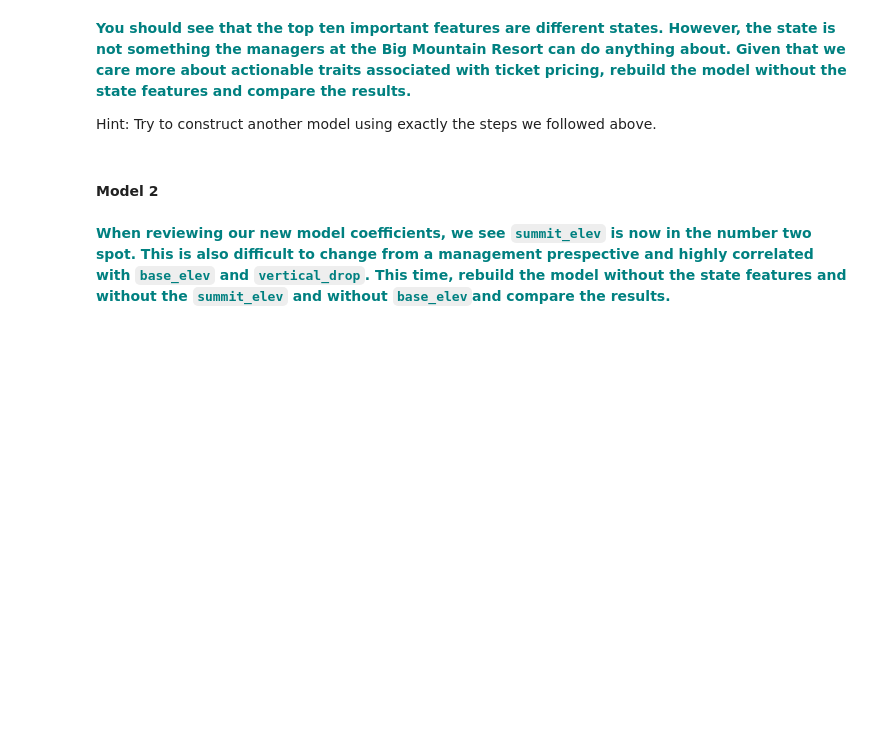
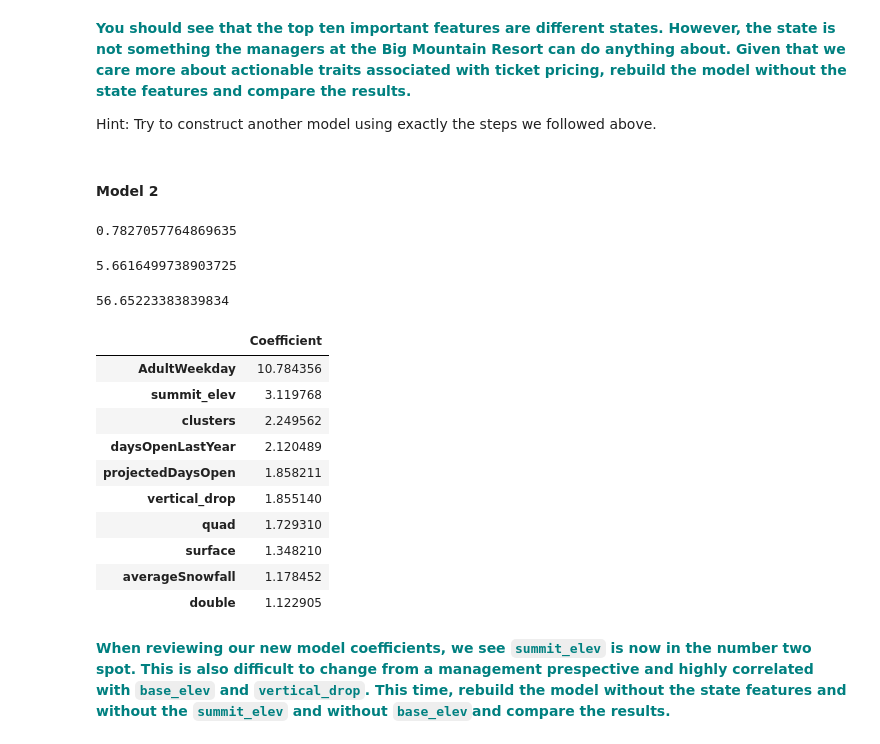
Before and after one commit to vaishalipp/GuidedCapstone1, a Jupyter notebook: GuidedCapstoneStep4 and step5HL.ipynb, the cells around one changed output. Saved outputs shown, nothing was run; the diff lists cells and outputs as text; code cells hidden in the pictures; blank space fills up the shorter version.

```diff
--- a/GuidedCapstoneStep4 and step5HL.ipynb
+++ b/GuidedCapstoneStep4 and step5HL.ipynb
@@ -180,6 +225,52 @@ Hint: make sure to review the absolute value of the coefficients, because the ad
 Hint: Try to construct another model using exactly the steps we followed above.
 # %% [markdown]
 #### Model 2
+# %%
+X = X.drop(df.columns[df.columns.str.startswith('state')],axis=1)
+# Here we use the StandardScaler() method of the preprocessing package, and then call the fit() method with parameter X
+scaler = preprocessing.StandardScaler().fit(X)
+
+# Declare a variable called X_scaled, and assign it the result of calling the transform() method with parameter X
+X_scaled=scaler.transform(X)
+
+X_train, X_test, y_train, y_test = train_test_split(X_scaled,y, test_size=0.25, random_state=1)
+
+#all second model set
+from sklearn import linear_model
+from sklearn.metrics import explained_variance_score,mean_absolute_error
+lm2 = linear_model.LinearRegression()
+model = lm2.fit(X_train,y_train)
+
+y_pred = lm2.predict(X_test)
+# %%
+evs = explained_variance_score(y_test,y_pred)
+evs
+# %% [output]
+0.7827057764869635
+# %%
+mae = mean_absolute_error(y_test,y_pred)
+mae
+# %% [output]
+5.6616499738903725
+# %%
+lm2.intercept_
+# %% [output]
+56.65223383839834
+# %%
+coeffdf2 = pd.DataFrame(abs(lm2.coef_), X.columns, columns=['Coefficient'])
+coeffdf2.sort_values(by='Coefficient',ascending=False).head(10)
+# %% [output]
+|  | Coefficient |
+| AdultWeekday | 10.784356 |
+| summit_elev | 3.119768 |
+| clusters | 2.249562 |
+| daysOpenLastYear | 2.120489 |
+| projectedDaysOpen | 1.858211 |
+| vertical_drop | 1.855140 |
+| quad | 1.729310 |
+| surface | 1.348210 |
+| averageSnowfall | 1.178452 |
+| double | 1.122905 |
 # %% [markdown]
 **<font color='teal'> When reviewing our new model coefficients, we see `summit_elev` is now in the number two spot. This is also difficult to change from a management prespective and highly correlated with `base_elev` and `vertical_drop`.  This time, rebuild the model without the state features and without the `summit_elev` and without `base_elev`and compare the results. </font>**
 # %% [markdown]
```
Also changed, not shown: parts of 12 cells of this notebook.
